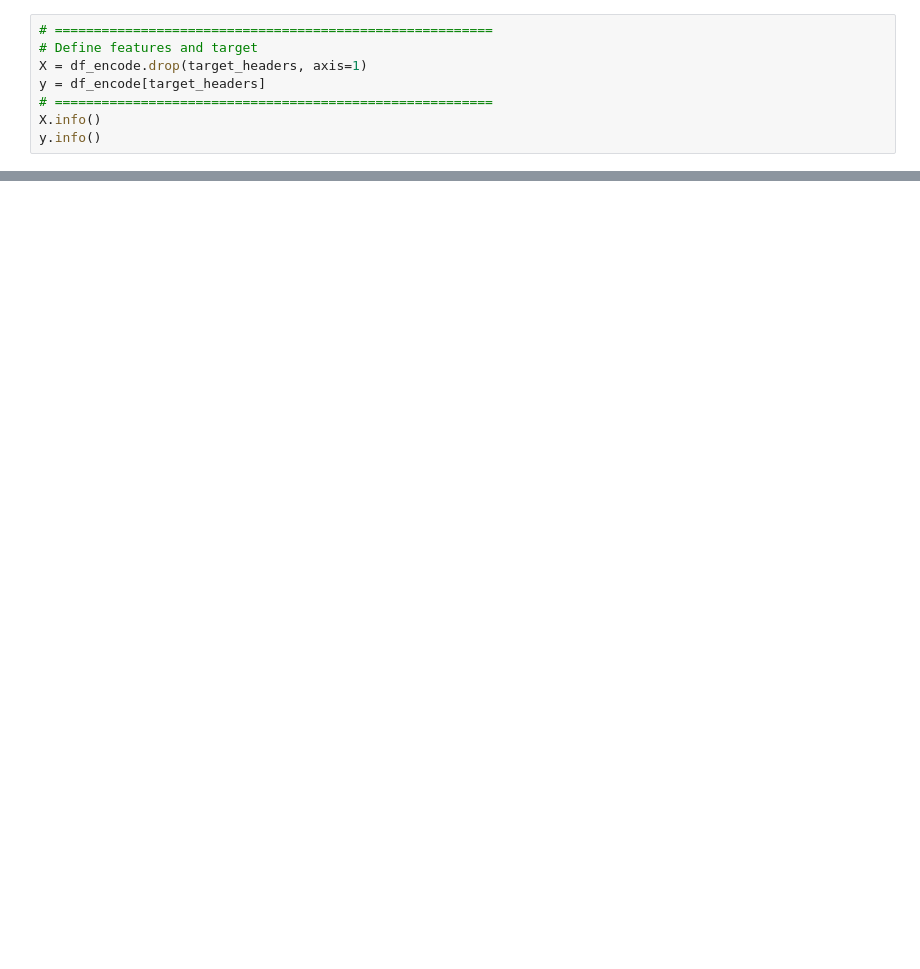
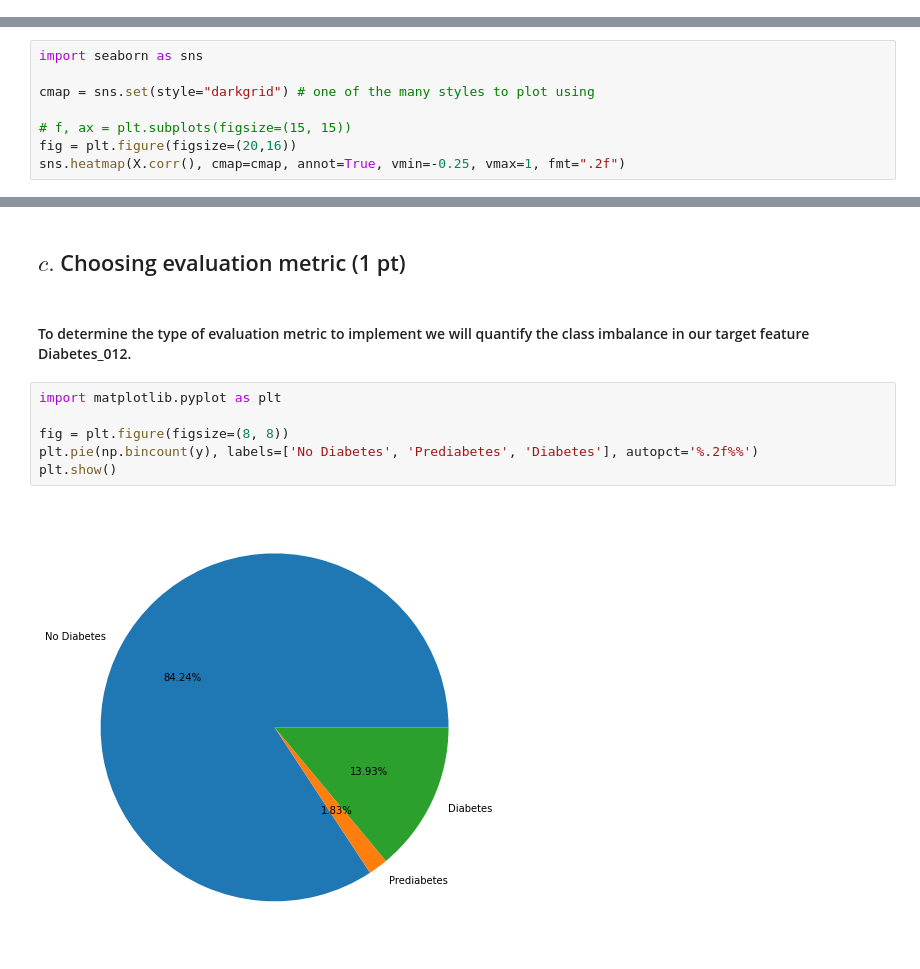
Before and after one commit to kirkwat/machine-learning, a Jupyter notebook: lab5/master.ipynb, the cells around one changed output, grey strips where cells are left out. Saved outputs shown, nothing was run; the diff lists cells and outputs as text; blank space fills up the shorter version.

```diff
--- a/lab5/master.ipynb
+++ b/lab5/master.ipynb
@@ -174,8 +0,0 @@ df_encode.head()
-# %%
-# ========================================================
-# Define features and target
-X = df_encode.drop(target_headers, axis=1)
-y = df_encode[target_headers]
-# ========================================================
-X.info()
-y.info()
@@ -244,0 +256,8 @@ X.head()
+# %%
+import seaborn as sns
+
+cmap = sns.set(style="darkgrid") # one of the many styles to plot using
+
+# f, ax = plt.subplots(figsize=(15, 15))
+fig = plt.figure(figsize=(20,16))
+sns.heatmap(X.corr(), cmap=cmap, annot=True, vmin=-0.25, vmax=1, fmt=".2f")
@@ -244,0 +323,12 @@ X.head()
+# %% [markdown]
+## $c.$ Choosing evaluation metric (1 pt)
+# %% [markdown]
+#### To determine the type of evaluation metric to implement we will quantify the class imbalance in our target feature Diabetes_012.
+# %%
+import matplotlib.pyplot as plt
+
+fig = plt.figure(figsize=(8, 8))
+plt.pie(np.bincount(y), labels=['No Diabetes', 'Prediabetes', 'Diabetes'], autopct='%.2f%%')
+plt.show()
+# %% [output]
+[figure, added]
```
Also changed, not shown: parts of 36 cells of this notebook, 1 other file.
